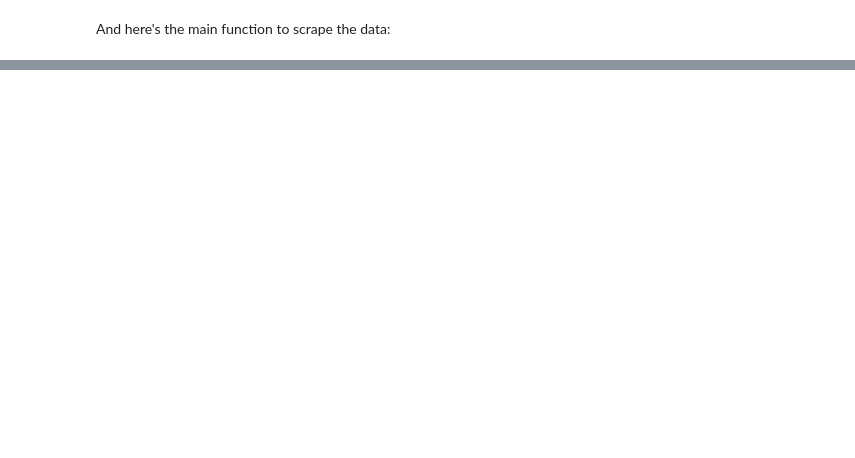
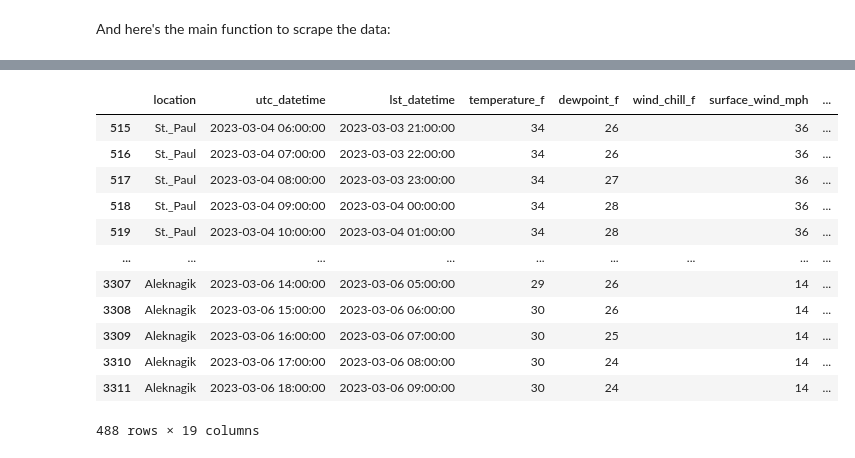
Before and after one commit to apsocarras/alaska-etl, a Jupyter notebook: notebooks/3_nws_update.ipynb, the cells around one changed output, grey strips where cells are left out. Cells and saved outputs as stored; diff of their text form; code cells hidden in the pictures; blank space fills up the shorter version.

```diff
--- a/notebooks/3_nws_update.ipynb
+++ b/notebooks/3_nws_update.ipynb
@@ -361,0 +458,16 @@ def upsert_staging_table(df:pd.DataFrame) -> None:
+# %%
+df[df['wind_chill_f'] == ""]
+# %% [output]
+|  | location | utc_datetime | lst_datetime | temperature_f | dewpoint_f | wind_chill_f | surface_wind_mph | ... |
+| 515 | St._Paul | 2023-03-04 06:00:00 | 2023-03-03 21:00:00 | 34 | 26 |  | 36 | ... |
+| 516 | St._Paul | 2023-03-04 07:00:00 | 2023-03-03 22:00:00 | 34 | 26 |  | 36 | ... |
+| 517 | St._Paul | 2023-03-04 08:00:00 | 2023-03-03 23:00:00 | 34 | 27 |  | 36 | ... |
+| 518 | St._Paul | 2023-03-04 09:00:00 | 2023-03-04 00:00:00 | 34 | 28 |  | 36 | ... |
+| 519 | St._Paul | 2023-03-04 10:00:00 | 2023-03-04 01:00:00 | 34 | 28 |  | 36 | ... |
+| ... | ... | ... | ... | ... | ... | ... | ... | ... |
+| 3307 | Aleknagik | 2023-03-06 14:00:00 | 2023-03-06 05:00:00 | 29 | 26 |  | 14 | ... |
+| 3308 | Aleknagik | 2023-03-06 15:00:00 | 2023-03-06 06:00:00 | 30 | 26 |  | 14 | ... |
+| 3309 | Aleknagik | 2023-03-06 16:00:00 | 2023-03-06 07:00:00 | 30 | 25 |  | 14 | ... |
+| 3310 | Aleknagik | 2023-03-06 17:00:00 | 2023-03-06 08:00:00 | 30 | 24 |  | 14 | ... |
+| 3311 | Aleknagik | 2023-03-06 18:00:00 | 2023-03-06 09:00:00 | 30 | 24 |  | 14 | ... |
+488 rows × 19 columns
```
Also changed, not shown: parts of 12 cells of this notebook.
